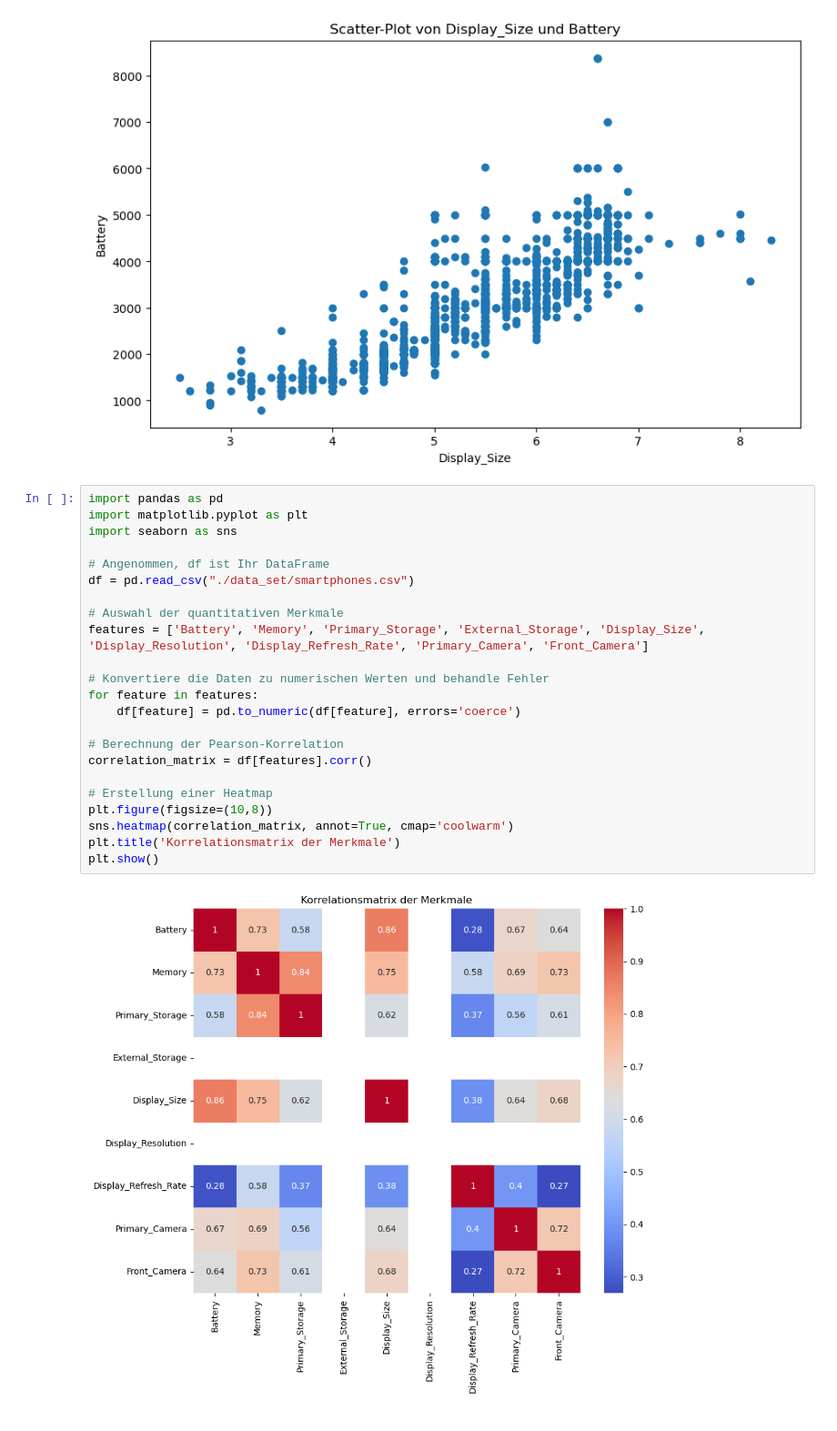
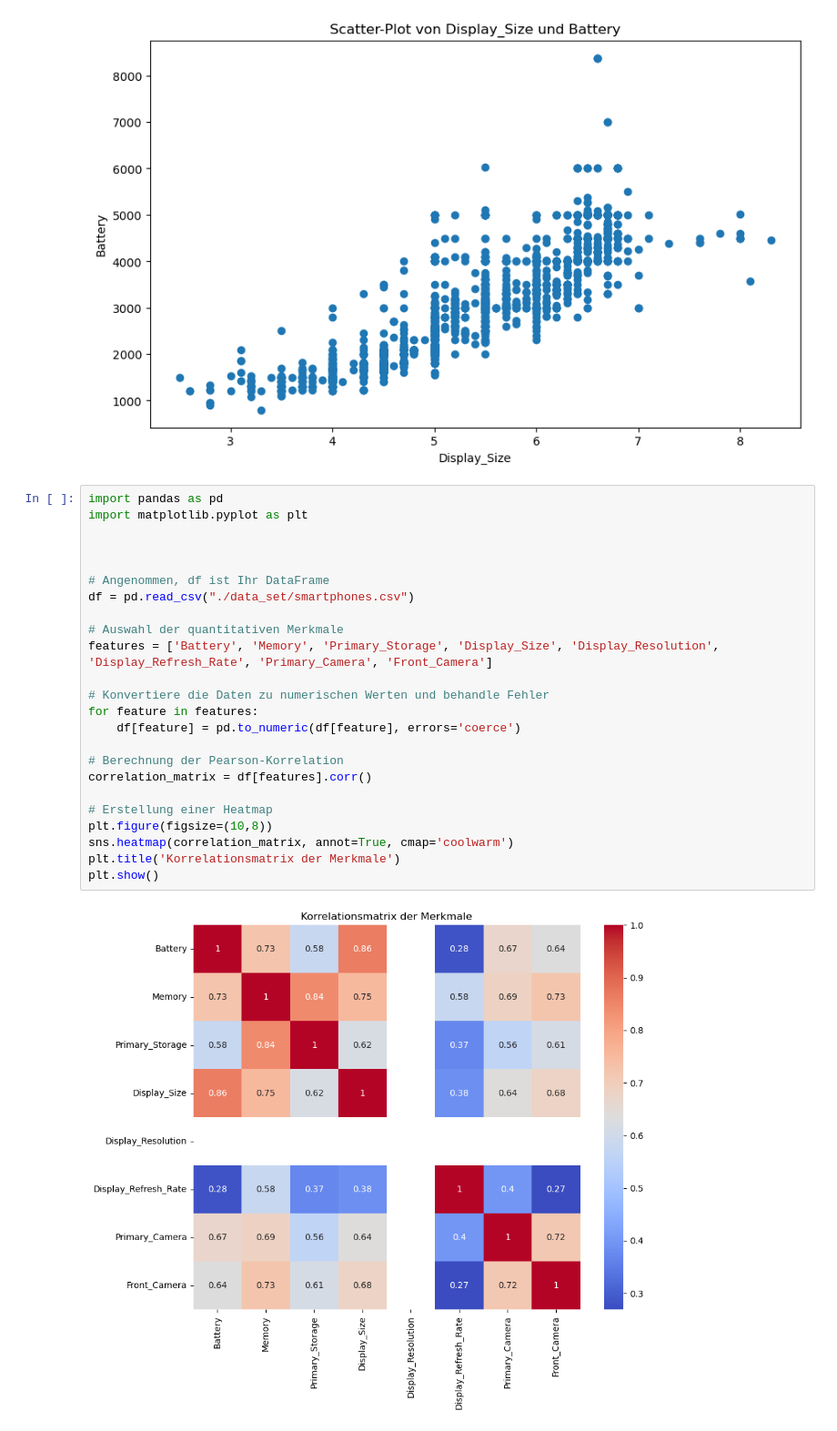
Before and after one commit to KarimaElSharkawyy/KI_Semesteraufgabe, a Jupyter notebook: KI_Semesteraufgabe/KI_Semesteraufgabe.ipynb, the cells around one changed output. Shown at 91% size. Drawn from its saved outputs; the diff is of its cells as text.

```diff
--- a/KI_Semesteraufgabe/KI_Semesteraufgabe.ipynb
+++ b/KI_Semesteraufgabe/KI_Semesteraufgabe.ipynb
@@ -50,25 +50,26 @@ plt.show()
 # %%
 import pandas as pd
 import matplotlib.pyplot as plt
-import seaborn as sns
+
+
 
 # Angenommen, df ist Ihr DataFrame
 df = pd.read_csv("./data_set/smartphones.csv")
 
 # Auswahl der quantitativen Merkmale
-features = ['Battery', 'Memory', 'Primary_Storage', 'External_Storage', 'Display_Size', 'Display_Resolution', 'Display_Refresh_Rate', 'Primary_Camera', 'Front_Camera']
+features = ['Battery', 'Memory', 'Primary_Storage', 'Display_Size', 'Display_Resolution', 'Display_Refresh_Rate', 'Primary_Camera', 'Front_Camera']
 
 # Konvertiere die Daten zu numerischen Werten und behandle Fehler
 for feature in features:
     df[feature] = pd.to_numeric(df[feature], errors='coerce')
 
 # Berechnung der Pearson-Korrelation
 correlation_matrix = df[features].corr()
 
 # Erstellung einer Heatmap
 plt.figure(figsize=(10,8))
 sns.heatmap(correlation_matrix, annot=True, cmap='coolwarm')
 plt.title('Korrelationsmatrix der Merkmale')
 plt.show()
 # %% [output]
-[figure, old version]
+[figure, new version]
```
Also changed, not shown: parts of 3 cells of this notebook.
